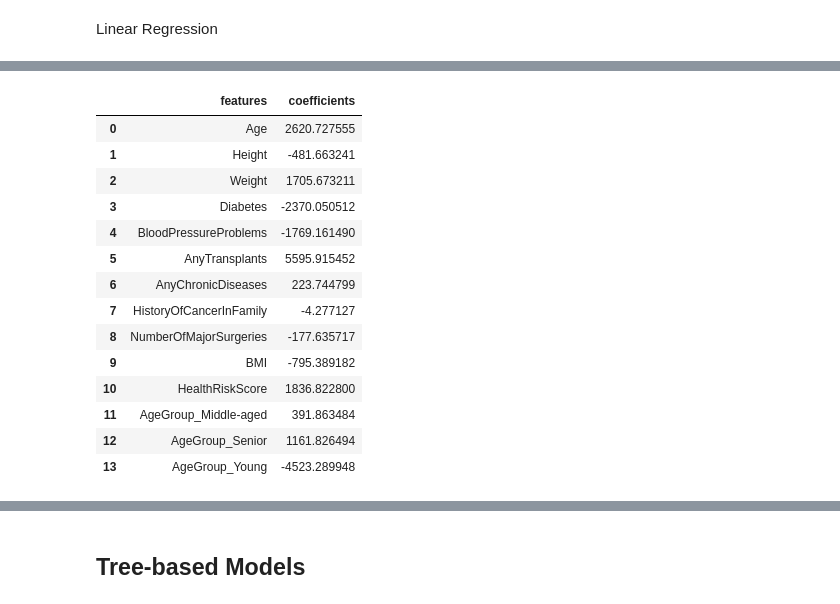
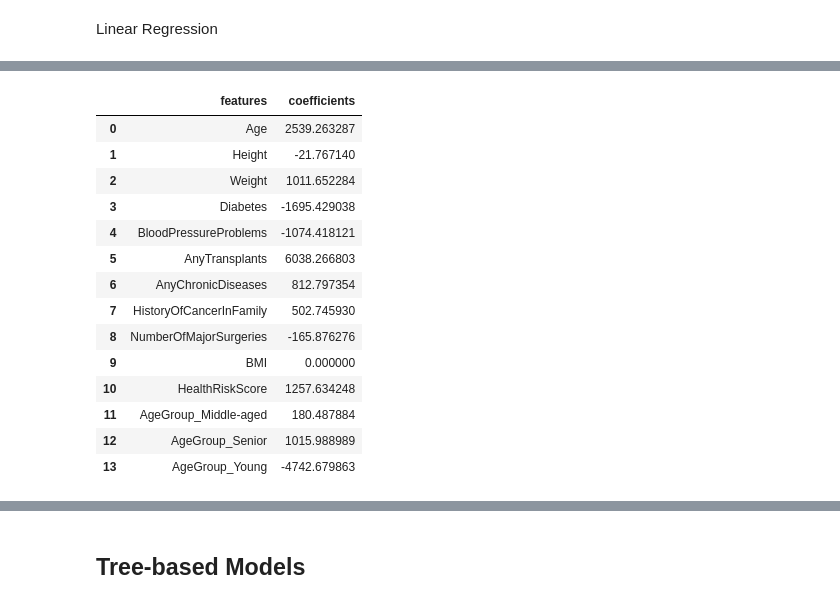
Before and after one commit to kdhiru88/Insurance-cost-prediction, a Jupyter notebook: Insurance_Cost_Prediction_Portfolio_project.ipynb, the cells around one changed output, grey strips where cells are left out. Saved outputs shown, nothing was run; the diff lists cells and outputs as text; code cells hidden in the pictures.

```diff
--- a/Insurance_Cost_Prediction_Portfolio_project.ipynb
+++ b/Insurance_Cost_Prediction_Portfolio_project.ipynb
@@ -429,9 +447,10 @@ insurance_df_encoded
 Linear Regression
 # %%
 from sklearn.model_selection import train_test_split
-from sklearn.linear_model import LinearRegression
+from sklearn.linear_model import LinearRegression, Lasso
 from sklearn.metrics import mean_squared_error, r2_score
 from sklearn.preprocessing import StandardScaler,OneHotEncoder
+import numpy as np
 
 
 features = ['Age', 'Height', 'Weight', 'Diabetes', 'BloodPressureProblems',
@@ -443,33 +462,62 @@ y = insurance_df_encoded['PremiumPrice'] ## Prediction variable
 # Train test split
 X_train, X_test, y_train, y_test = train_test_split(X, y, test_size=0.2, random_state=42)
 
+# Apply Lasso regularization
+lasso = Lasso(alpha=10)
+lasso.fit(X_train, y_train)
+
 # Train linear regression model
-
 model = LinearRegression()
 model.fit(X_train, y_train)
 
-# Make predictions on the test set
-y_pred = model.predict(X_test)
 
-# Evaluate model using mse, rmse and r-squared
-mse = mean_squared_error(y_test, y_pred)
-rmse = np.sqrt(mse)
-r2 = r2_score(y_test, y_pred)
+# Make predictions on the test set using the trained Lasso model
+y_pred_lasso = lasso.predict(X_test)
 
-print(f"Mean Squared Error (MSE): {mse}")
-print(f"Root Mean Squared Error (RMSE): {rmse}")
-print(f"R-squared (R2): {r2:}")
+# Evaluate Lasso model
+mse_lasso = mean_squared_error(y_test, y_pred_lasso)
+rmse_lasso = np.sqrt(mse_lasso)
+r2_lasso = r2_score(y_test, y_pred_lasso)
 
-# Print the model coefficients and intercept
-# Check model coefficients
-print("Model Coefficients:", model.coef_)
-print("Model Intercept:", model.intercept_)
+print(f"Lasso Regression Mean Squared Error (MSE): {mse_lasso}")
+print(f"Lasso Regression Root Mean Squared Error (RMSE): {rmse_lasso}")
+print(f"Lasso Regression R-squared (R2): {r2_lasso:}")
 
-coefs = model.coef_
-coef_df = pd.DataFrame({'features':X.columns ,'coefficients':coefs})
-coef_df
+# Print the Lasso model coefficients and intercept
+print("Lasso Model Coefficients:", lasso.coef_)
+print("Lasso Model Intercept:", lasso.intercept_)
 
-# Linear Regression model has an average prediction error of around 3044.45 and explains about 78.26% of the variability in premium prices
+coefs_lasso = lasso.coef_
+coef_df_lasso = pd.DataFrame({'features':X.columns ,'coefficients':coefs_lasso})
+print("Lasso Coefficients:")
+display(coef_df_lasso)
 
-# AnyTransplants shows  largest positive coefficient, indicating a significant increase in premium prices for individuals who have undergone any transplant
+# Make predictions on the test set using the trained Linear Regression model
+y_pred_lr = model.predict(X_test)
+
+# Evaluate Linear Regression model using mse, rmse and r-squared
+mse_lr = mean_squared_error(y_test, y_pred_lr)
+rmse_lr = np.sqrt(mse_lr)
+r2_lr = r2_score(y_test, y_pred_lr)
+
+print(f"\nLinear Regression Mean Squared Error (MSE): {mse_lr}")
+print(f"Linear Regression Root Mean Squared Error (RMSE): {rmse_lr}")
+print(f"Linear Regression R-squared (R2): {r2_lr:}")
+
+# Print the Linear Regression model coefficients and intercept
+print("Linear Regression Model Coefficients:", model.coef_)
+print("Linear Regression Model Intercept:", model.intercept_)
+
+coefs_lr = model.coef_
+coef_df_lr = pd.DataFrame({'features':X.columns ,'coefficients':coefs_lr})
+print("Linear Regression Coefficients:")
+display(coef_df_lr)
+
+##From below result for the performance metrics (MSE, RMSE, and R2) for both Lasso and standard Linear Regression are very similar.
+#This suggests that the Lasso regularization with the chosen alpha value did not significantly change the model's predictive performance compared to
+#standard Linear Regression. We can tune alpha value to see if any changes in performance of model
+
+# Linear Regression results show RMSE of 3044.45 and R-Squared value shows 78.26% of the variability in the PremiumPrice.
+
+# Lasso Regression results show RMSE of 3054.5 and R-Squared value shows 78.26% of the variability in the PremiumPrice.
 # %% [output]
@@ -484,15 +533,15 @@ Model Intercept: 26511.829377598067
 |  | features | coefficients |
-| 0 | Age | 2620.727555 |
-| 1 | Height | -481.663241 |
-| 2 | Weight | 1705.673211 |
-| 3 | Diabetes | -2370.050512 |
-| 4 | BloodPressureProblems | -1769.161490 |
-| 5 | AnyTransplants | 5595.915452 |
-| 6 | AnyChronicDiseases | 223.744799 |
-| 7 | HistoryOfCancerInFamily | -4.277127 |
-| 8 | NumberOfMajorSurgeries | -177.635717 |
-| 9 | BMI | -795.389182 |
-| 10 | HealthRiskScore | 1836.822800 |
-| 11 | AgeGroup_Middle-aged | 391.863484 |
-| 12 | AgeGroup_Senior | 1161.826494 |
-| 13 | AgeGroup_Young | -4523.289948 |
+| 0 | Age | 2539.263287 |
+| 1 | Height | -21.767140 |
+| 2 | Weight | 1011.652284 |
+| 3 | Diabetes | -1695.429038 |
+| 4 | BloodPressureProblems | -1074.418121 |
+| 5 | AnyTransplants | 6038.266803 |
+| 6 | AnyChronicDiseases | 812.797354 |
+| 7 | HistoryOfCancerInFamily | 502.745930 |
+| 8 | NumberOfMajorSurgeries | -165.876276 |
+| 9 | BMI | 0.000000 |
+| 10 | HealthRiskScore | 1257.634248 |
+| 11 | AgeGroup_Middle-aged | 180.487884 |
+| 12 | AgeGroup_Senior | 1015.988989 |
+| 13 | AgeGroup_Young | -4742.679863 |
```
Also changed, not shown: parts of 7 cells of this notebook.
